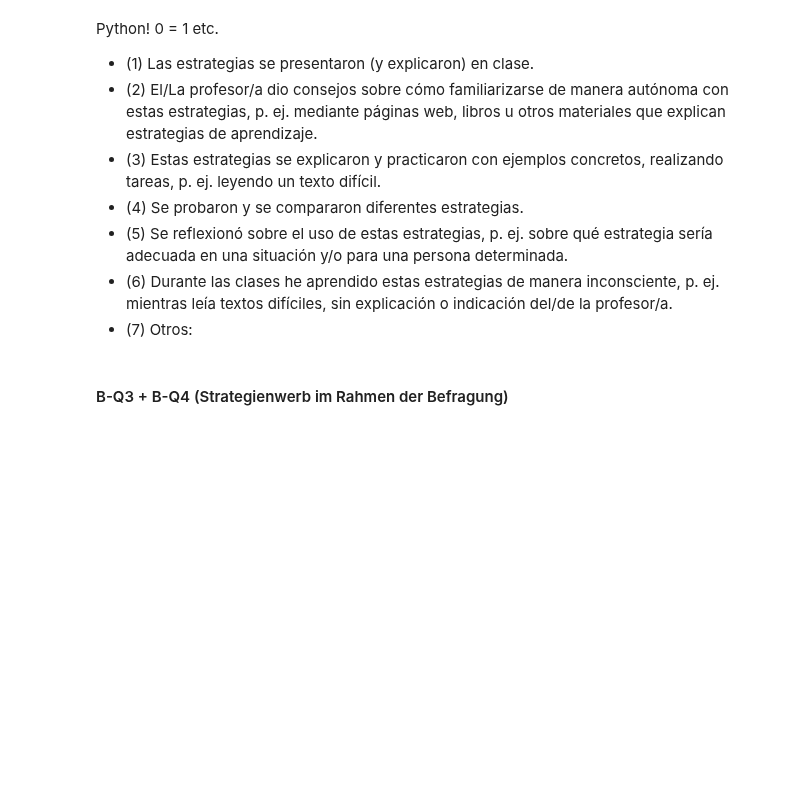
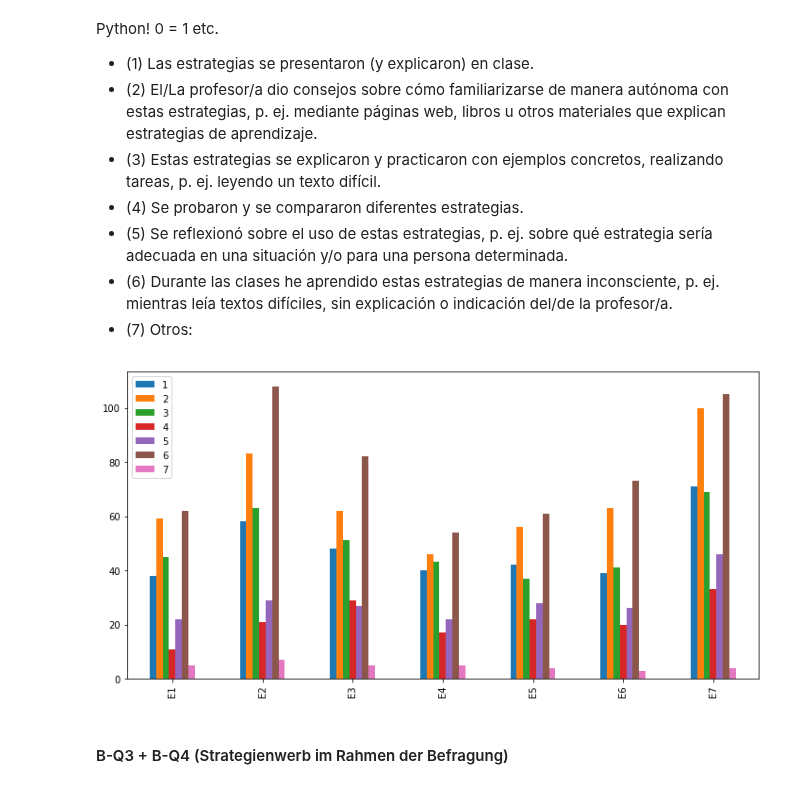
Before and after one commit to martinakienberger/Dissertation_LIS, a Jupyter notebook: Datenanalyse_Hauptstudie.ipynb, the cells around one changed output. Saved outputs shown, nothing was run; the diff lists cells and outputs as text; code cells hidden in the pictures; blank space fills up the shorter version.

```diff
--- a/Datenanalyse_Hauptstudie.ipynb
+++ b/Datenanalyse_Hauptstudie.ipynb
@@ -603,6 +599,15 @@ Python! 0 = 1 etc.
 * (5)	Se reflexionó sobre el uso de estas estrategias, p. ej. sobre qué estrategia sería adecuada en una situación y/o para una persona determinada.
 * (6)	Durante las clases he aprendido estas estrategias de manera inconsciente, p. ej. mientras leía textos difíciles, sin explicación o indicación del/de la profesor/a.
 * (7)	Otros:
+# %%
+DF_Erwerb = pd.DataFrame(np.nan, columns=list(erwerb.keys())[:7], index = [1,2,3,4,5,6,7])
+# %%
+for key in list(erwerb.keys())[:7]:
+    DF_Erwerb[key] = Finished[erwerb[key]].sum().values
+# %%
+DF_Erwerb.T.plot(kind = 'bar', figsize = (12,6));
+# %% [output]
+[figure, added]
 # %% [markdown]
 #### B-Q3 + B-Q4 (Strategienwerb im Rahmen der Befragung)
 # %%
```
Also changed, not shown: parts of 34 cells of this notebook.
